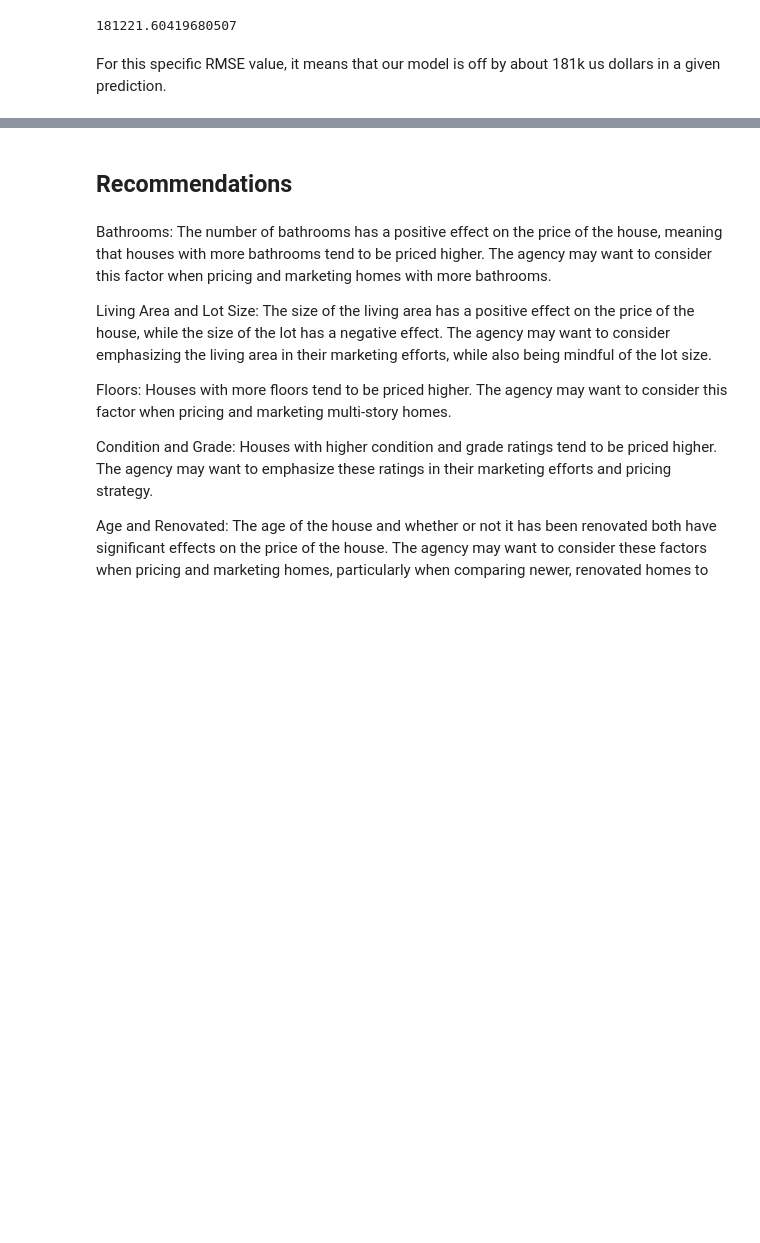
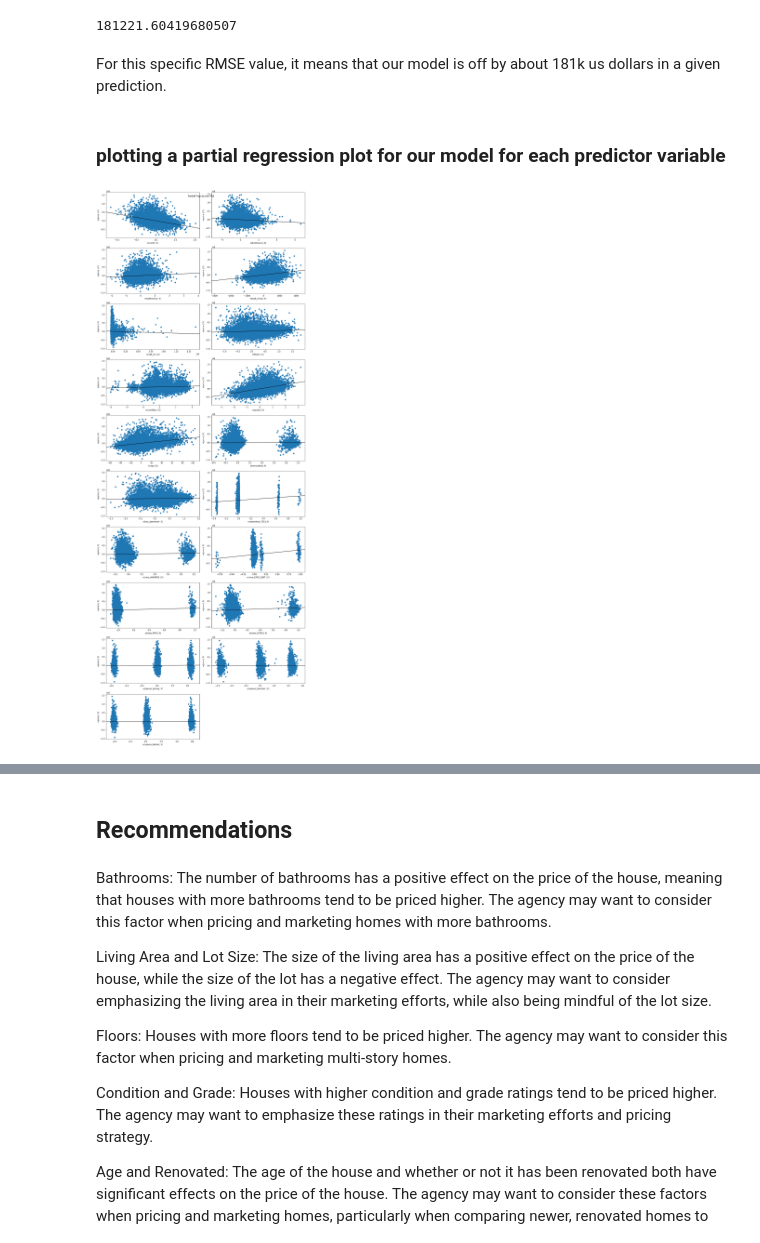
Before and after one commit to Isaac-Ndirangu-Muturi-749/Housing-Affordability-Analysis-in-King-County-Seattle, a Jupyter notebook: student.ipynb, the cells around one changed output, grey strips where cells are left out. Saved outputs shown, nothing was run; the diff lists cells and outputs as text; code cells hidden in the pictures; blank space fills up the shorter version.

Commit message:
update regression modelling section ipynb file

```diff
--- a/student.ipynb
+++ b/student.ipynb
@@ -866,3 +887,13 @@ rmse
 181221.60419680507
 # %% [markdown]
 For this specific RMSE value, it means that our model is off by about 181k us dollars in a given prediction.
+# %% [markdown]
+### plotting a partial regression plot for our model for each predictor variable
+# %%
+# create partial regression plots for each predictor variable
+fig = plt.figure(figsize=(15,40))
+sm.graphics.plot_partregress_grid(iterated_results, fig=fig)
+plt.tight_layout()
+plt.show()
+# %% [output]
+[figure, added]
```
Also changed, not shown: parts of 22 cells of this notebook.
